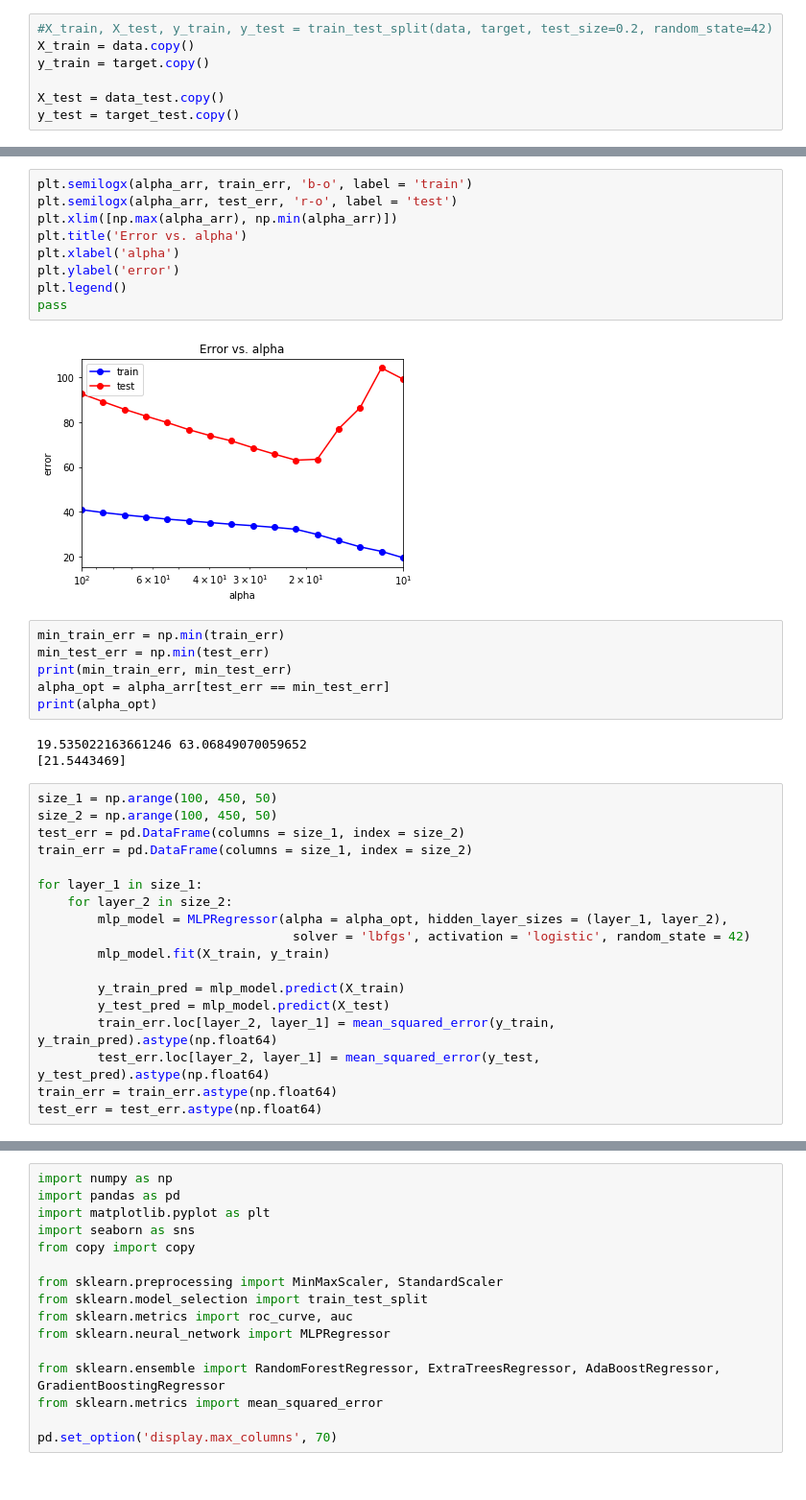
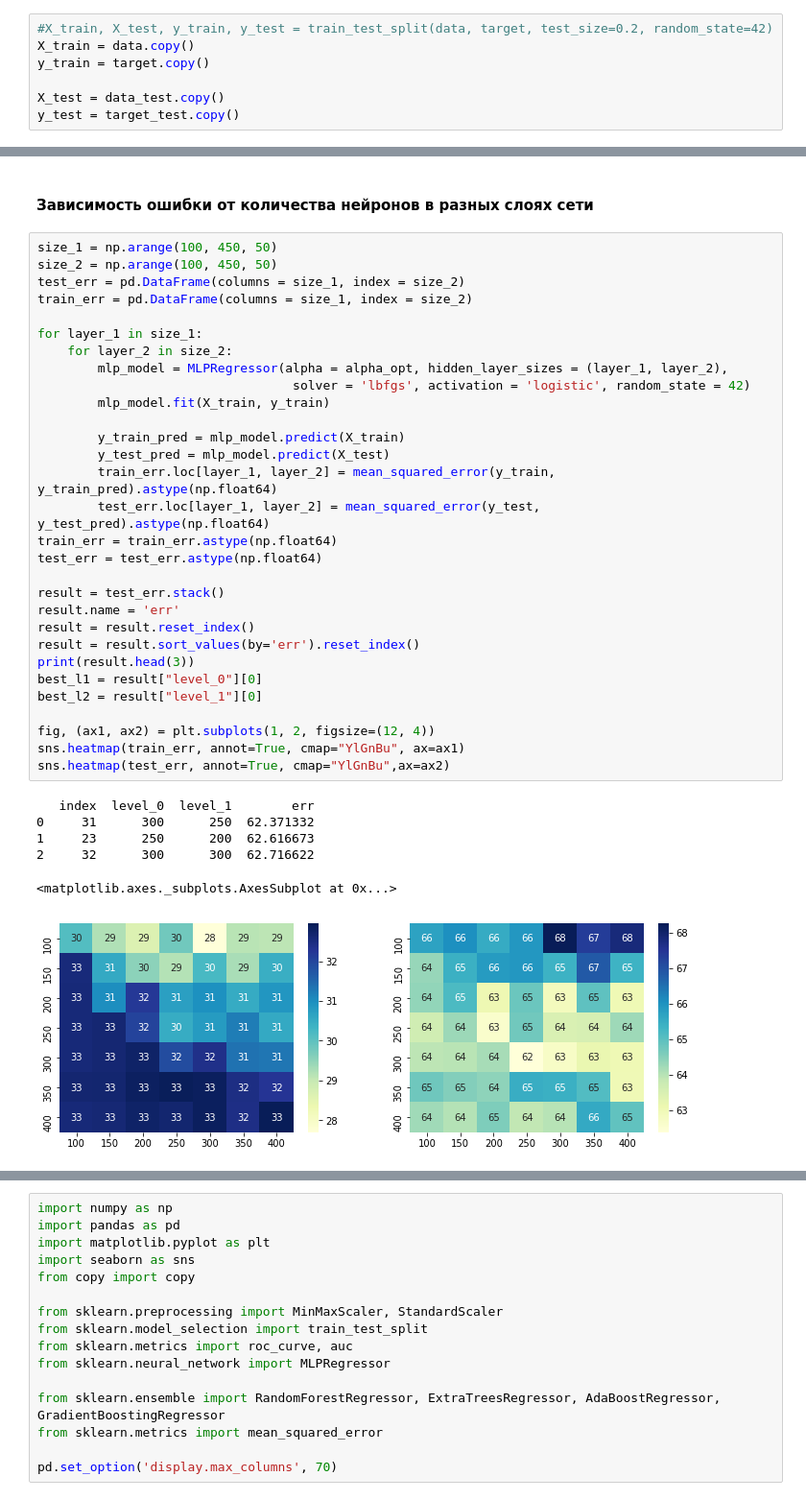
Before and after one commit to CobaltLS/MachineLearning, a Jupyter notebook: SDSJ/SDSJ2018.ipynb, the cells around one changed output, grey strips where cells are left out. Shown at 96% size. Drawn from its saved outputs; the diff is of its cells as text.

```diff
--- a/SDSJ/SDSJ2018.ipynb
+++ b/SDSJ/SDSJ2018.ipynb
@@ -269,38 +326,39 @@ for alpha in alpha_arr:
-# %%
-plt.semilogx(alpha_arr, train_err, 'b-o', label = 'train')
-plt.semilogx(alpha_arr, test_err, 'r-o', label = 'test')
-plt.xlim([np.max(alpha_arr), np.min(alpha_arr)])
-plt.title('Error vs. alpha')
-plt.xlabel('alpha')
-plt.ylabel('error')
-plt.legend()
-pass
-# %% [output]
-[figure, removed]
-# %%
-min_train_err = np.min(train_err)
-min_test_err = np.min(test_err)
-print(min_train_err, min_test_err)
-alpha_opt = alpha_arr[test_err == min_test_err]
-print(alpha_opt)
-# %% [output]
-19.535022163661246 63.06849070059652
-[21.5443469]
+# %% [markdown]
+#### Зависимость ошибки от количества нейронов в разных слоях сети
 # %%
 size_1 = np.arange(100, 450, 50)
 size_2 = np.arange(100, 450, 50)
 test_err = pd.DataFrame(columns = size_1, index = size_2)
 train_err = pd.DataFrame(columns = size_1, index = size_2)
 
 for layer_1 in size_1:
     for layer_2 in size_2:
         mlp_model = MLPRegressor(alpha = alpha_opt, hidden_layer_sizes = (layer_1, layer_2),
                                   solver = 'lbfgs', activation = 'logistic', random_state = 42)
         mlp_model.fit(X_train, y_train)
 
         y_train_pred = mlp_model.predict(X_train)
         y_test_pred = mlp_model.predict(X_test)
-        train_err.loc[layer_2, layer_1] = mean_squared_error(y_train, y_train_pred).astype(np.float64)
-        test_err.loc[layer_2, layer_1] = mean_squared_error(y_test, y_test_pred).astype(np.float64)
+        train_err.loc[layer_1, layer_2] = mean_squared_error(y_train, y_train_pred).astype(np.float64)
+        test_err.loc[layer_1, layer_2] = mean_squared_error(y_test, y_test_pred).astype(np.float64)
 train_err = train_err.astype(np.float64)
 test_err = test_err.astype(np.float64)
+
+result = test_err.stack()
+result.name = 'err'
+result = result.reset_index()
+result = result.sort_values(by='err').reset_index()
+print(result.head(3))
+best_l1 = result["level_0"][0]
+best_l2 = result["level_1"][0]
+
+fig, (ax1, ax2) = plt.subplots(1, 2, figsize=(12, 4))
+sns.heatmap(train_err, annot=True, cmap="YlGnBu", ax=ax1)
+sns.heatmap(test_err, annot=True, cmap="YlGnBu",ax=ax2)
+# %% [output]
+   index  level_0  level_1        err
+0     31      300      250  62.371332
+1     23      250      200  62.616673
+2     32      300      300  62.716622
+<matplotlib.axes._subplots.AxesSubplot at 0x...>
+[figure, added]
```
Also changed, not shown: parts of 57 cells of this notebook.
